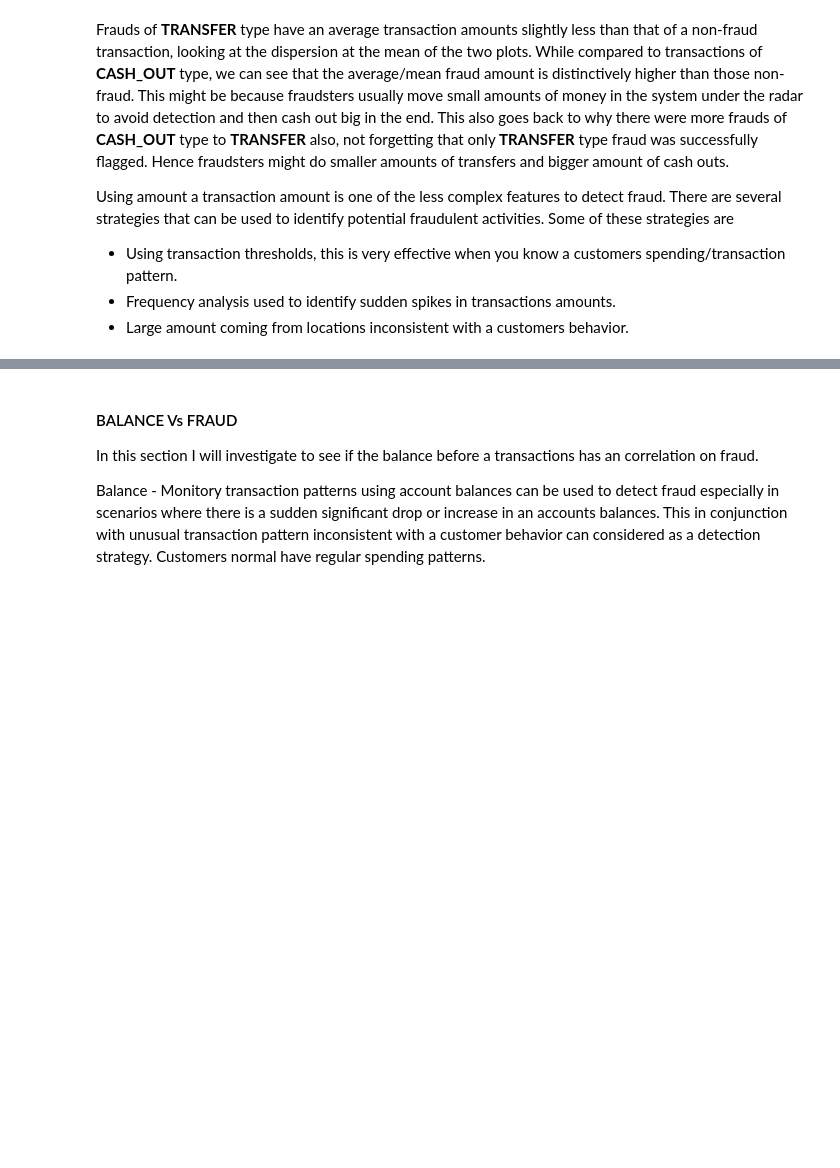
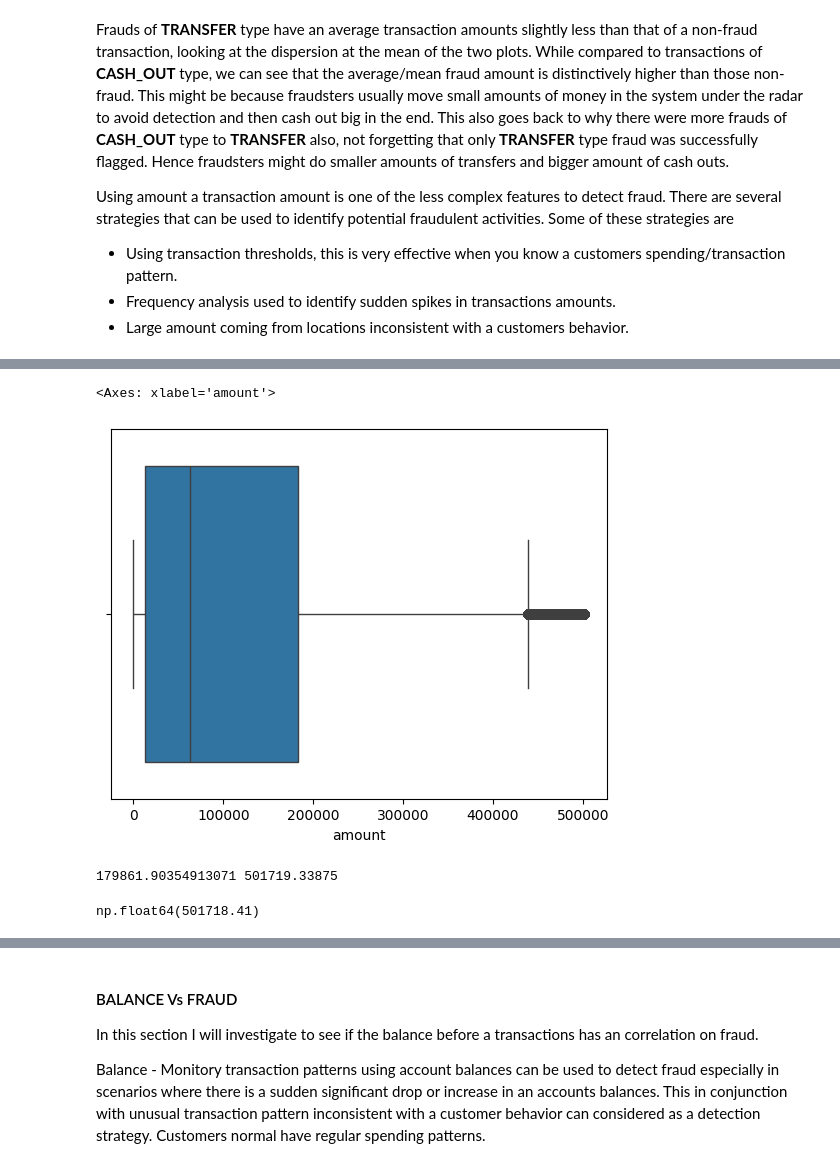
Before and after one commit to spectralcodex/momo-fincrime, a Jupyter notebook: fincrime.ipynb, the cells around one changed output, grey strips where cells are left out. Drawn from its saved outputs; the diff is of its cells as text; code cells hidden in the pictures; blank space fills up the shorter version.

```diff
--- a/fincrime.ipynb
+++ b/fincrime.ipynb
@@ -462,0 +501,8 @@ Number of flagged fraud in orange so small (16), I can barely see them. The outl
+# %%
+#raw_dataset = dataset.copy()
+# Calculate the first quartile (Q1) and third quartile (Q3) and mean
+Q1 = dataset['amount'].quantile(0.25)
+Q3 = dataset['amount'].quantile(0.75)
+
+# Calculate the Interquartile Range (IQR)
+IQR = Q3 - Q1
@@ -462,0 +513,4 @@ Number of flagged fraud in orange so small (16), I can barely see them. The outl
+# %%
+threshold = 1.5
+lower_lim = Q1 - threshold * IQR
+upper_lim = Q3 + threshold * IQR
@@ -462,0 +540,7 @@ Number of flagged fraud in orange so small (16), I can barely see them. The outl
+# %%
+df = dataset[~(outliers_low | outliers_up)]
+# %%
+sns.boxplot(x = df['amount'])
+# %% [output]
+<Axes: xlabel='amount'>
+[figure, added]
@@ -462,0 +564,4 @@ Number of flagged fraud in orange so small (16), I can barely see them. The outl
+# %%
+print(mean, upper_bound)
+# %% [output]
+179861.90354913071 501719.33875
@@ -462,0 +570,4 @@ Number of flagged fraud in orange so small (16), I can barely see them. The outl
+# %%
+dataset['amount'].max()
+# %% [output]
+np.float64(501718.41)
```
Also changed, not shown: parts of 22 cells of this notebook.
